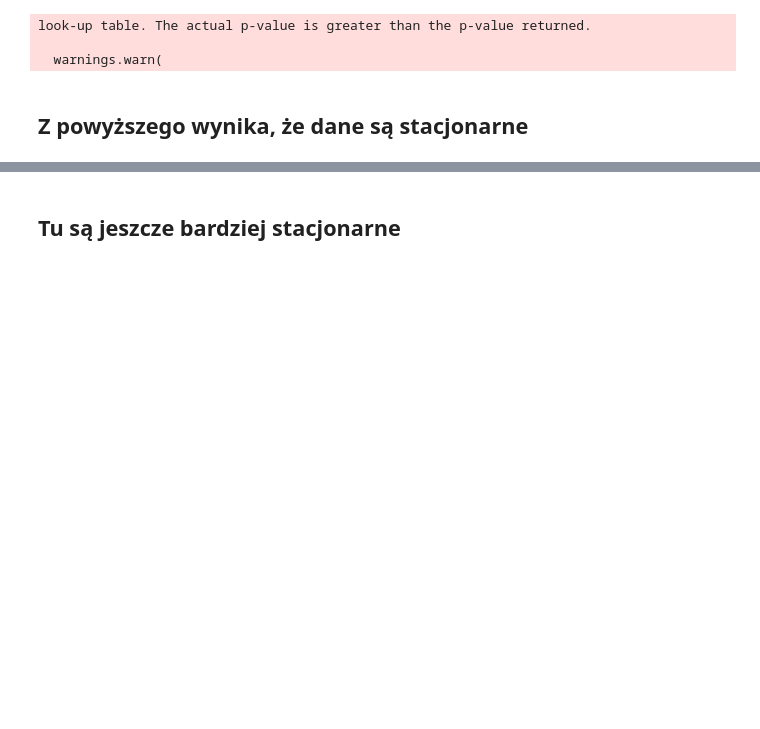
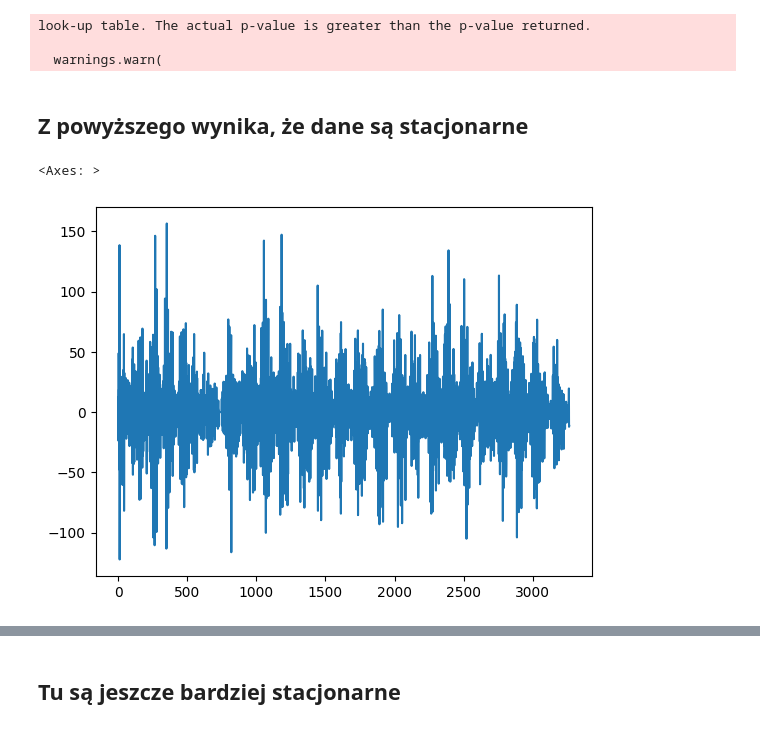
Before and after one commit to Wotaker/timeseries-models, a Jupyter notebook: models/ESN/sunspots.ipynb, the cells around one changed output, grey strips where cells are left out. Saved outputs shown, nothing was run; the diff lists cells and outputs as text; code cells hidden in the pictures; blank space fills up the shorter version.

```diff
--- a/models/ESN/sunspots.ipynb
+++ b/models/ESN/sunspots.ipynb
@@ -105,6 +111,11 @@ look-up table. The actual p-value is greater than the p-value returned.
 df[DIFF] = df[TOTAL] - df[TOTAL].shift(
     1
 )
+# %%
+df[DIFF].plot()
+# %% [output]
+<Axes: >
+[figure, added]
 # %%
 show_moving_statistics(df[DIFF].dropna())
 adf_test(df[DIFF].dropna())
```
Also changed, not shown: parts of 28 cells of this notebook, 1 other file.
